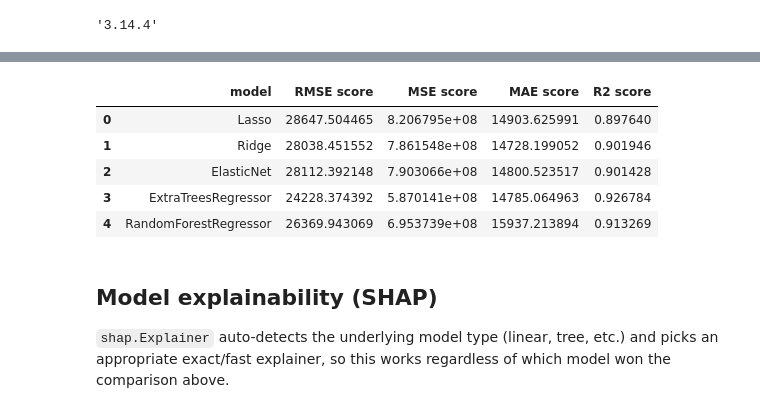
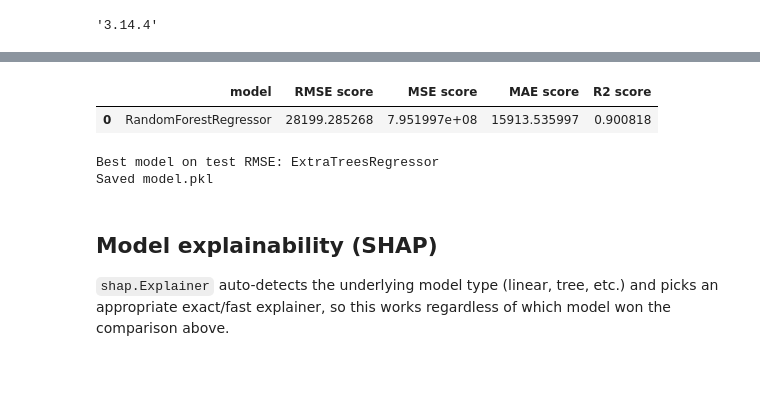
Before and after one commit to ThoughtStorm06/Ames-House-Prediction, a Jupyter notebook: Ames_Housing_v.ipynb, the cells around one changed output, grey strips where cells are left out. Cells and saved outputs as stored; diff of their text form; code cells hidden in the pictures; blank space fills up the shorter version.

Commit message:
added readme and removed data leaking while selecting the best model

```diff
--- a/Ames_Housing_v.ipynb
+++ b/Ames_Housing_v.ipynb
@@ -199,32 +205,29 @@ display(train_statistics)
 # %%
 data={
     'model':[],
     'RMSE score':[],
     'MSE score':[],
     'MAE score':[],
     'R2 score':[]
 }
+best_name = train_statistics.loc[train_statistics['RMSE score'].idxmin(), 'model']
+best_model = models[best_name]
 
 # performance for train score
-for i in models.keys():
-    x=X_test
-    y=Y_Test
-    y_pred=models[i].predict(x)
-    data['model'].append(i)
-    data['R2 score'].append(r2_score(y,y_pred))
-    data['RMSE score'].append(root_mean_squared_error(y,y_pred))
-    data['MSE score'].append(mean_squared_error(y,y_pred))
-    data['MAE score'].append(mean_absolute_error(y,y_pred))
+x=X_test
+y=Y_Test
+y_pred=models[i].predict(x)
+data['model'].append(i)
+data['R2 score'].append(r2_score(y,y_pred))
+data['RMSE score'].append(root_mean_squared_error(y,y_pred))
+data['MSE score'].append(mean_squared_error(y,y_pred))
+data['MAE score'].append(mean_absolute_error(y,y_pred))
 
 test_statistics=pd.DataFrame(data)
 display(test_statistics)
 # %% [output]
 |  | model | RMSE score | MSE score | MAE score | R2 score |
-| 0 | Lasso | 28647.504465 | 8.206795e+08 | 14903.625991 | 0.897640 |
-| 1 | Ridge | 28038.451552 | 7.861548e+08 | 14728.199052 | 0.901946 |
-| 2 | ElasticNet | 28112.392148 | 7.903066e+08 | 14800.523517 | 0.901428 |
-| 3 | ExtraTreesRegressor | 24228.374392 | 5.870141e+08 | 14785.064963 | 0.926784 |
-| 4 | RandomForestRegressor | 26369.943069 | 6.953739e+08 | 15937.213894 | 0.913269 |
+| 0 | RandomForestRegressor | 28199.285268 | 7.951997e+08 | 15913.535997 | 0.900818 |
 # %%
 # Pick the best model by test RMSE and save it for deployment.
 # model.pkl is a single self-contained sklearn Pipeline: feature engineering,
@@ -232,12 +235,13 @@ display(test_statistics)
 # needs this file + AmesFeatures.py (for the AmesFeatureEngineer class) and
 # can call model.predict(raw_dataframe) directly - no separate preprocessing
 # step needed on the frontend side.
-best_name = test_statistics.loc[test_statistics['RMSE score'].idxmin(), 'model']
-best_model = models[best_name]
 print(f"Best model on test RMSE: {best_name}")
 
 joblib.dump(best_model, 'model.pkl')
 print("Saved model.pkl")
+# %% [output]
+Best model on test RMSE: ExtraTreesRegressor
+Saved model.pkl
 # %% [markdown]
 ## Model explainability (SHAP)
 
```
Also changed, not shown: parts of 6 cells of this notebook, 1 other file.
